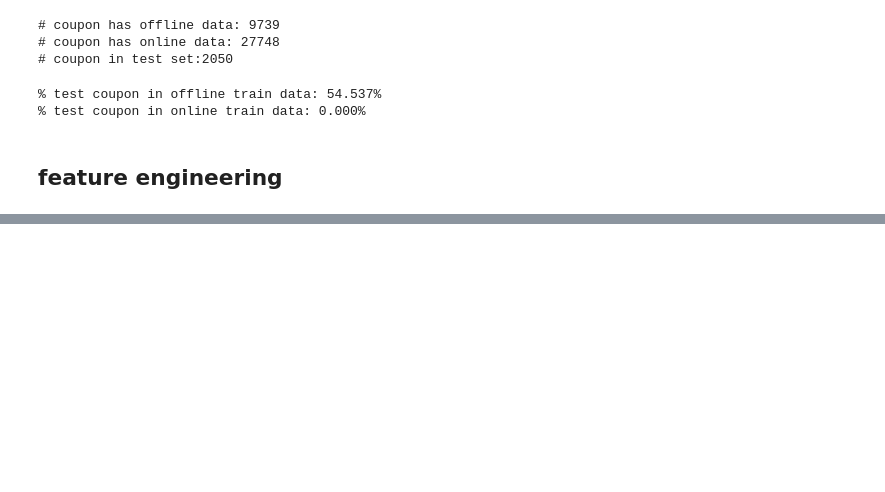
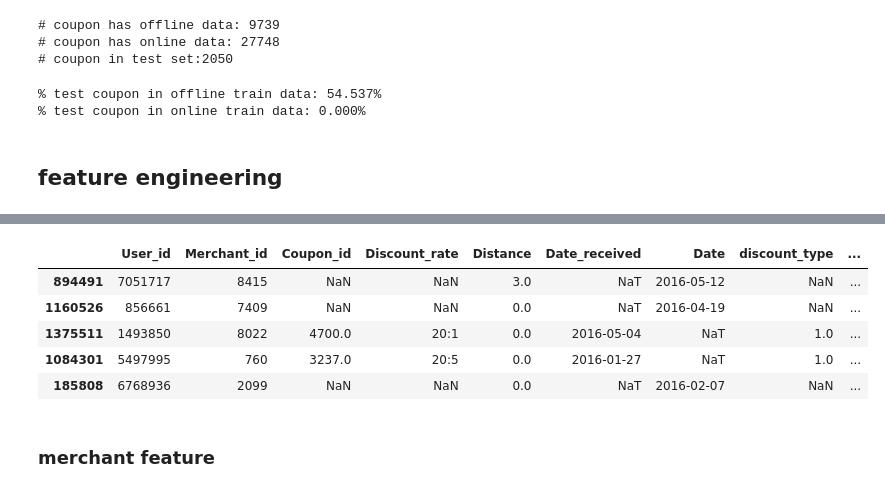
Before and after one commit to xinyuwg/ds_5500_project1_coupon, a Jupyter notebook: project1.ipynb, the cells around one changed output, grey strips where cells are left out. Saved outputs shown, nothing was run; the diff lists cells and outputs as text; code cells hidden in the pictures; blank space fills up the shorter version.

```diff
--- a/project1.ipynb
+++ b/project1.ipynb
@@ -349,0 +370,5 @@ print('% test coupon in online train data: {:.3%}'.format(1
+# %%
+df_train_target = pd.read_csv('dataset/train_target.csv')
+df_test_target = pd.read_csv('dataset/offline_test.csv')
+df_online_train = pd.read_csv('dataset/online_train.csv')
+df_offline_train = pd.read_csv('dataset/offline_train.csv')
@@ -349,0 +398,29 @@ print('% test coupon in online train data: {:.3%}'.format(1
+# %%
+### right table preprocessing, maually pre-do some cross features
+#### flag of using coupon when purchasing
+df_offline_train['use_coupon'] = ((df_offline_train['Coupon_id'].notna()) &(df_offline_train['Date'].notna())).astype(int)
+#### flag of purchasing, user might use / not use the coupon
+df_offline_train['purchase'] = df_offline_train['Date'].notna().astype(int)
+#### flag of giving(for merchant) / receiving(for user) coupon, user might use / not use the coupon
+df_offline_train['give_coupon'] =  (df_offline_train['Coupon_id'].notna()).astype(int)
+df_offline_train['Date_received'] = pd.to_datetime(df_offline_train['Date_received'])
+df_offline_train['Date'] = pd.to_datetime(df_offline_train['Date'])
+
+### !!!Attention: the column for featuretools time cutoff and window function
+def join_date_func(x):
+    if pd.notna(x.Date):
+        return x.Date
+    else:
+        return x.Date_received
+df_offline_train['join_date'] = df_offline_train.apply(lambda x:join_date_func(x),axis=1)
+
+df_offline_train['datediff'] = (df_offline_train['Date'] - df_offline_train['Date_received'] ).apply(lambda x:x.days)
+# %%
+df_offline_train['']
+# %% [output]
+|  | User_id | Merchant_id | Coupon_id | Discount_rate | Distance | Date_received | Date | discount_type | ... |
+| 894491 | 7051717 | 8415 | NaN | NaN | 3.0 | NaT | 2016-05-12 | NaN | ... |
+| 1160526 | 856661 | 7409 | NaN | NaN | 0.0 | NaT | 2016-04-19 | NaN | ... |
+| 1375511 | 1493850 | 8022 | 4700.0 | 20:1 | 0.0 | 2016-05-04 | NaT | 1.0 | ... |
+| 1084301 | 5497995 | 760 | 3237.0 | 20:5 | 0.0 | 2016-01-27 | NaT | 1.0 | ... |
+| 185808 | 6768936 | 2099 | NaN | NaN | 0.0 | NaT | 2016-02-07 | NaN | ... |
@@ -349,0 +431,2 @@ print('% test coupon in online train data: {:.3%}'.format(1
+# %% [markdown]
+### merchant feature
```
Also changed, not shown: parts of 25 cells of this notebook, 1 other file.
